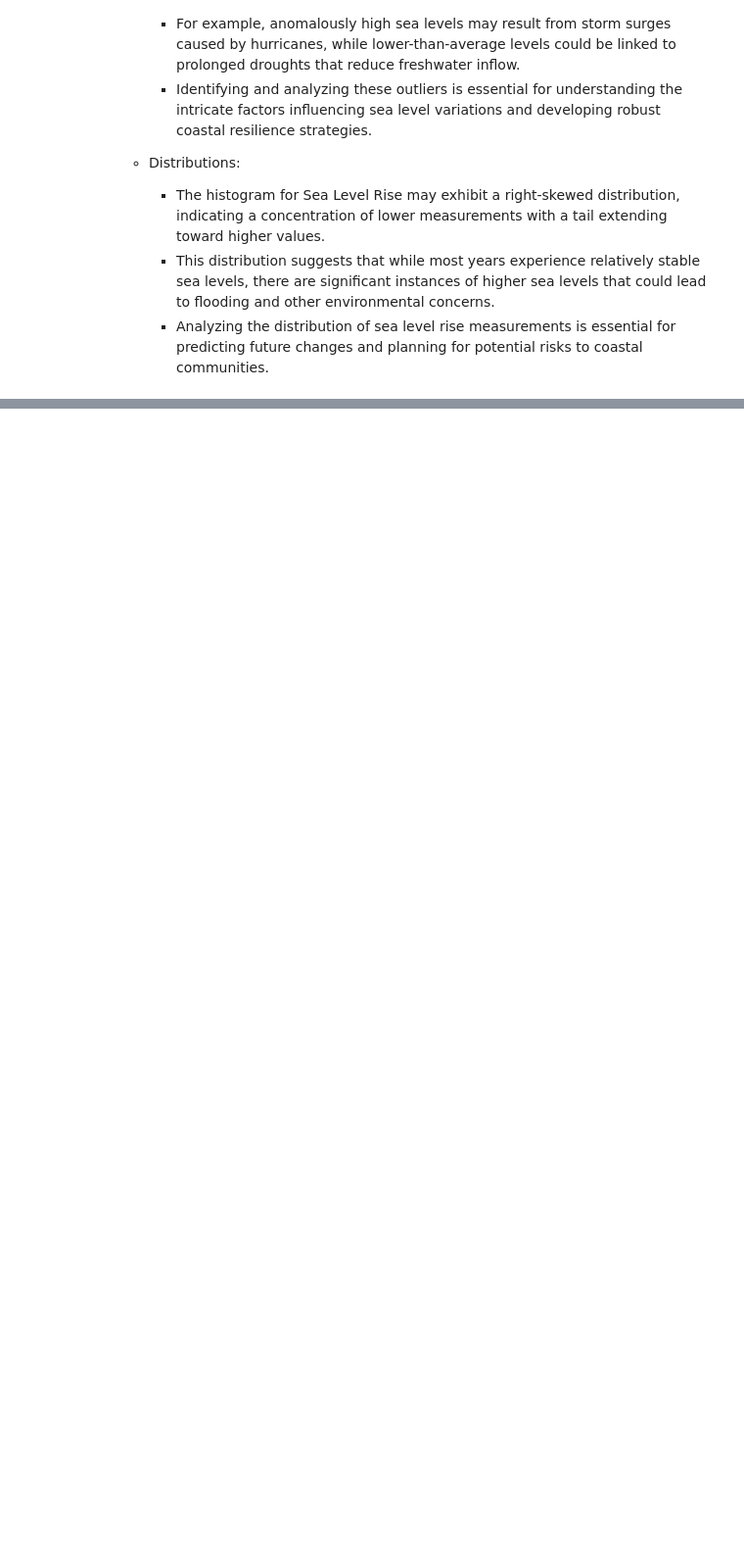
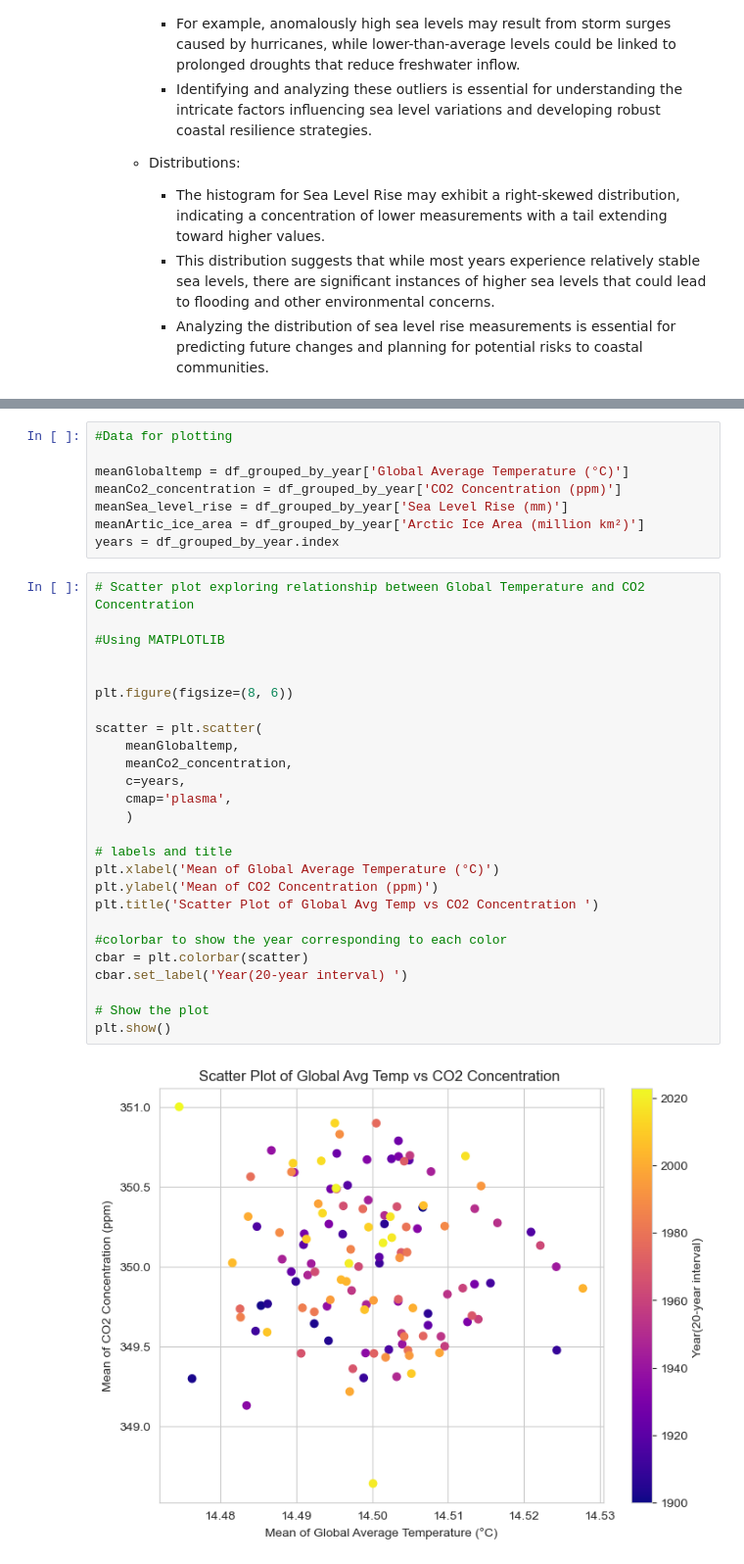
Before and after one commit to Omdena-NIC-Nepal/complete-eda-tensor, a Jupyter notebook: climate_eda.ipynb, the cells around one changed output, grey strips where cells are left out. Shown: that part at 98% size. Saved outputs shown, nothing was run; the diff lists cells and outputs as text; blank space fills up the shorter version.

Commit message:
Bivariate scatter plots achieved

```diff
--- a/climate_eda.ipynb
+++ b/climate_eda.ipynb
@@ -476,0 +481,36 @@ plt.show()
+# %%
+#Data for plotting
+
+meanGlobaltemp = df_grouped_by_year['Global Average Temperature (°C)']
+meanCo2_concentration = df_grouped_by_year['CO2 Concentration (ppm)']
+meanSea_level_rise = df_grouped_by_year['Sea Level Rise (mm)']
+meanArtic_ice_area = df_grouped_by_year['Arctic Ice Area (million km²)']
+years = df_grouped_by_year.index
+# %%
+# Scatter plot exploring relationship between Global Temperature and CO2 Concentration
+
+#Using MATPLOTLIB
+
+
+plt.figure(figsize=(8, 6))
+
+scatter = plt.scatter(
+    meanGlobaltemp,
+    meanCo2_concentration,
+    c=years,
+    cmap='plasma',
+    )
+
+# labels and title
+plt.xlabel('Mean of Global Average Temperature (°C)')
+plt.ylabel('Mean of CO2 Concentration (ppm)')
+plt.title('Scatter Plot of Global Avg Temp vs CO2 Concentration ')
+
+#colorbar to show the year corresponding to each color
+cbar = plt.colorbar(scatter)
+cbar.set_label('Year(20-year interval) ')
+
+# Show the plot
+plt.show()
+# %% [output]
+[figure, added]
```
Also changed, not shown: parts of 3 cells of this notebook.
